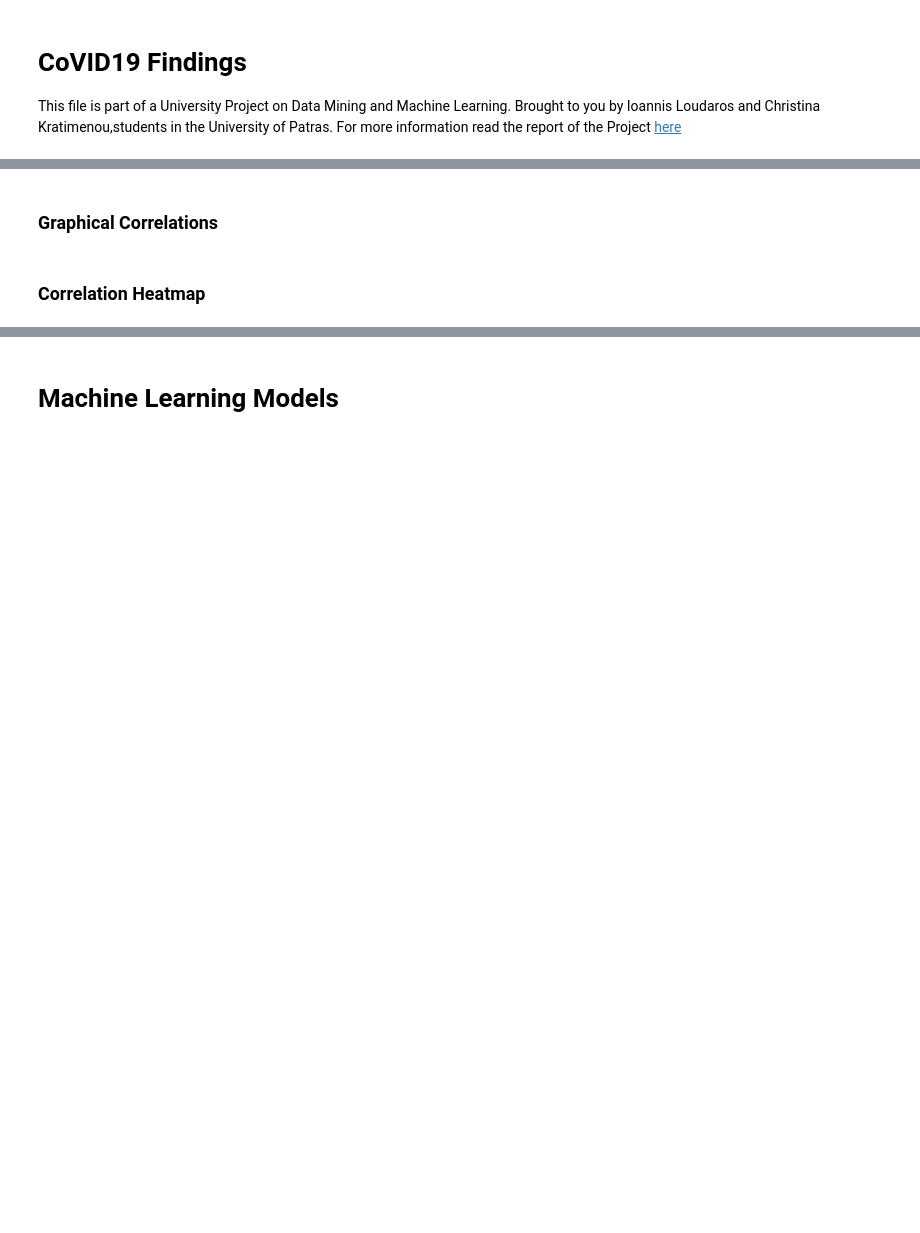
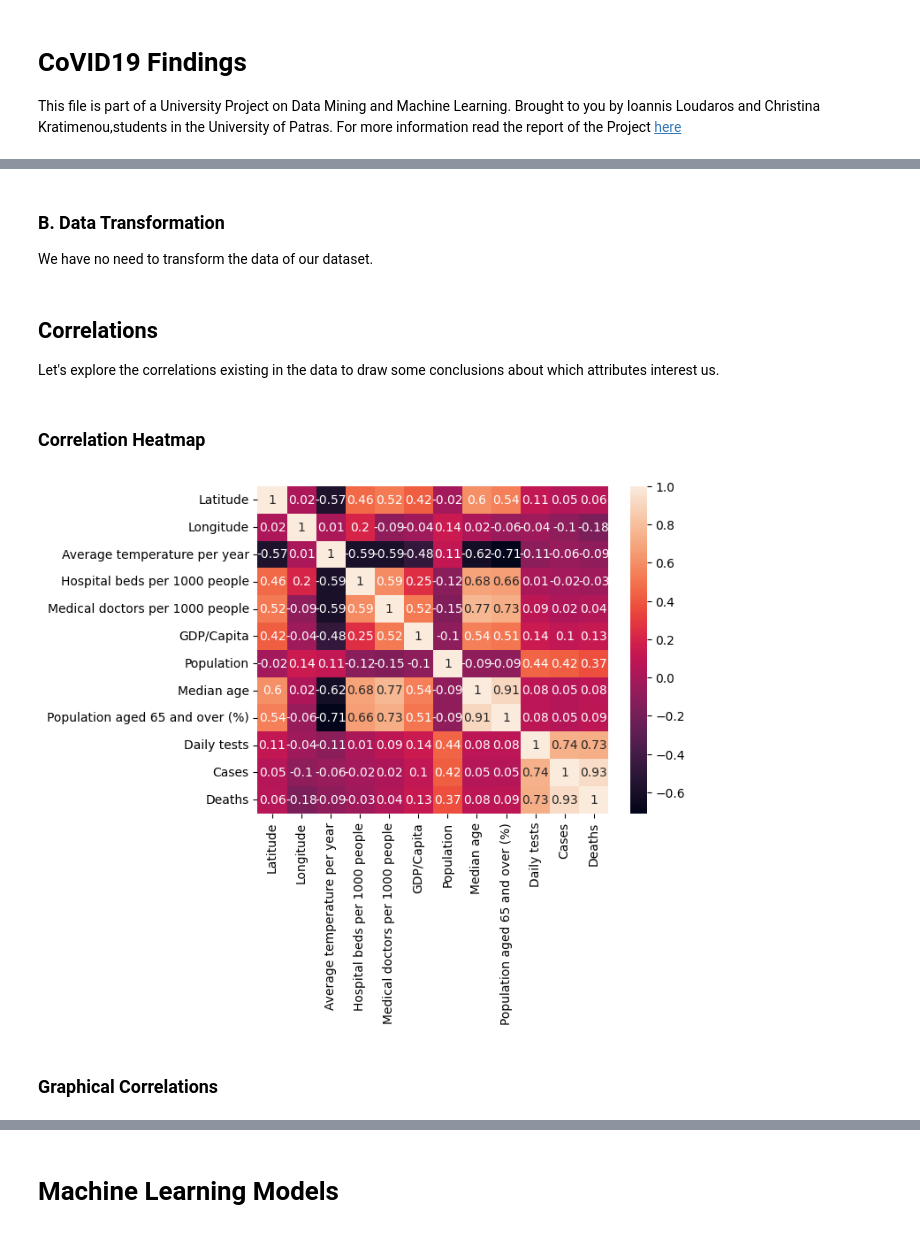
Before and after one commit to iloudaros/CoVID-Findings-Project, a Jupyter notebook: CoVID19_findings.ipynb, the cells around one changed output, grey strips where cells are left out. Drawn from its saved outputs; the diff is of its cells as text; code cells hidden in the pictures; blank space fills up the shorter version.

```diff
--- a/CoVID19_findings.ipynb
+++ b/CoVID19_findings.ipynb
@@ -77,0 +94,22 @@ A good source of titanic dataset statistical analysis starting with the basics a
+# %%
+# Fill the missing "Daily tests", "Cases" and "Deaths" values with interpolation, only using data from the same country.
+for country in dataset["Entity"].unique():
+    dataset[dataset["Entity"] == country] = dataset[dataset["Entity"] == country].interpolate(method='spline', order=1, limit_direction='both')
+
+# There is still a chance of border values missing, so we will fill them with backfilling.
+dataset = dataset.fillna(method='bfill')
+
+# Round only the new values to integers
+dataset["Daily tests"] = dataset["Daily tests"].round(0).astype(int)
+dataset["Cases"] = dataset["Cases"].round(0).astype(int)
+dataset["Deaths"] = dataset["Deaths"].round(0).astype(int)
+
+# Making sure that we did not add any negative values
+dataset["Daily tests"][dataset["Daily tests"] < 0] = 0
+dataset["Cases"][dataset["Cases"] < 0] = 0
+dataset["Deaths"][dataset["Deaths"] < 0] = 0
+
+# Making sure that there are no missing values left
+NaNs_data_dataset =  dataset.isnull().sum().sort_values(ascending=False)
+print(NaNs_data_dataset)
+dataset
@@ -78,4 +175,21 @@ A good source of titanic dataset statistical analysis starting with the basics a
+# %% [markdown]
+### B. Data Transformation
+
+We have no need to transform the data of our dataset.
+# %% [markdown]
+## Correlations
+Let's explore the correlations existing in the data to draw some conclusions about which attributes interest us.
+# %% [markdown]
+### Correlation Heatmap
+# %%
+#Calculating the correlation matrix
+to_correlate = dataset.drop(['Entity','Continent','Date'], axis=1)
+corr_matrix = to_correlate.corr()
+
+#Plotting the correlation matrix
+sns.heatmap(corr_matrix.round(decimals=2),annot=True)
+plt.show()
+# %% [output]
+[figure, added]
 # %% [markdown]
 ### Graphical Correlations
-# %% [markdown]
-### Correlation Heatmap
```
Also changed, not shown: parts of 16 cells of this notebook, 2 other files.
